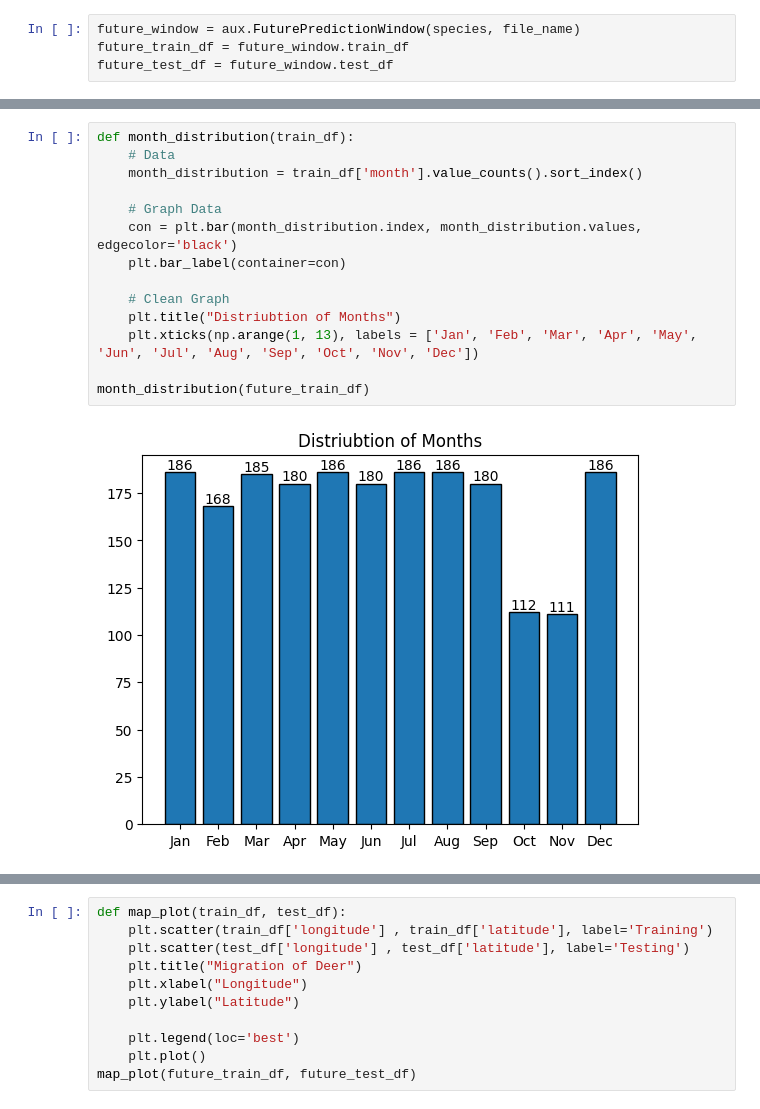
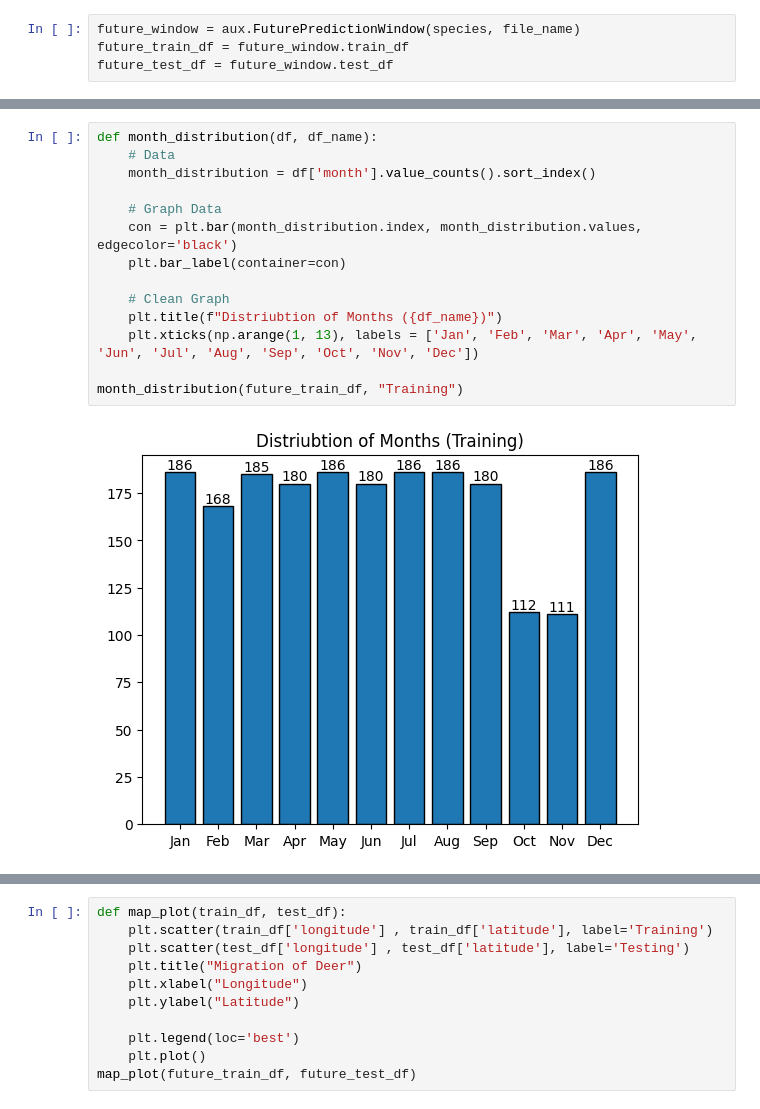
Before and after one commit to RaulCastillo547/TelepresentNature-FinalizingModels, a Jupyter notebook: model_data_analysis.ipynb, the cells around one changed output, grey strips where cells are left out. Saved outputs shown, nothing was run; the diff lists cells and outputs as text.

```diff
--- a/model_data_analysis.ipynb
+++ b/model_data_analysis.ipynb
@@ -55,17 +60,17 @@ covariance_of_deer(future_train_df)
 # %%
-def month_distribution(train_df):
+def month_distribution(df, df_name):
     # Data
-    month_distribution = train_df['month'].value_counts().sort_index()
+    month_distribution = df['month'].value_counts().sort_index()
 
     # Graph Data
     con = plt.bar(month_distribution.index, month_distribution.values, edgecolor='black')
     plt.bar_label(container=con)
 
     # Clean Graph
-    plt.title("Distriubtion of Months")
+    plt.title(f"Distriubtion of Months ({df_name})")
     plt.xticks(np.arange(1, 13), labels = ['Jan', 'Feb', 'Mar', 'Apr', 'May', 'Jun', 'Jul', 'Aug', 'Sep', 'Oct', 'Nov', 'Dec'])
 
-month_distribution(future_train_df)
+month_distribution(future_train_df, "Training")
 # %% [output]
-[figure, old version]
+[figure, new version]
 # %%
```
Also changed, not shown: parts of 7 cells of this notebook, 2 other files.
